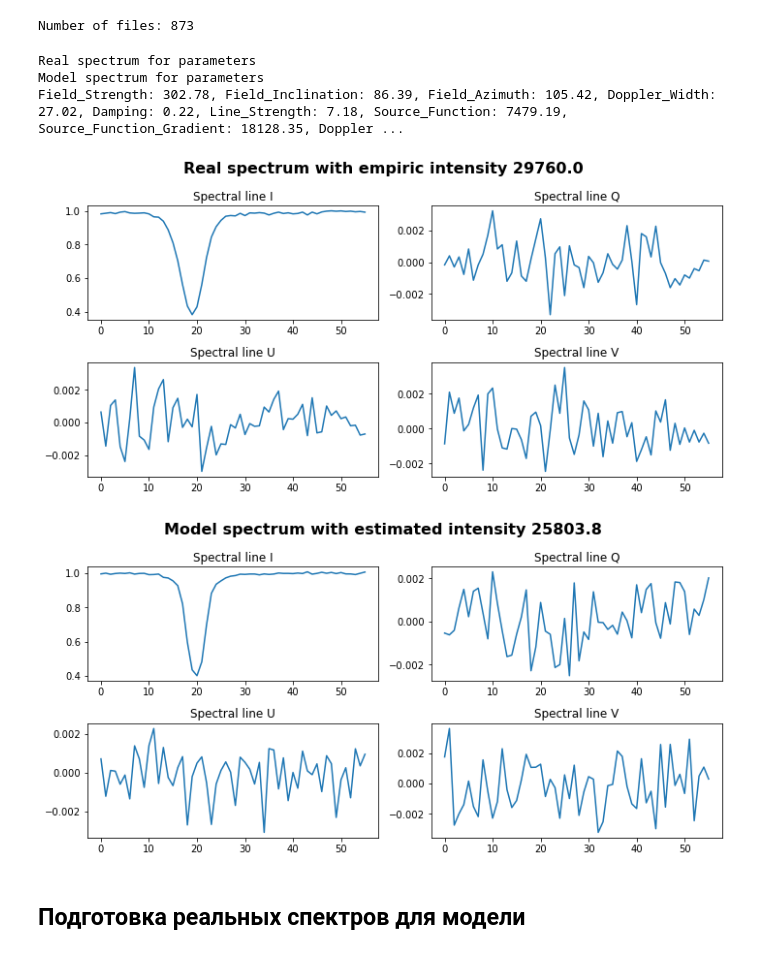
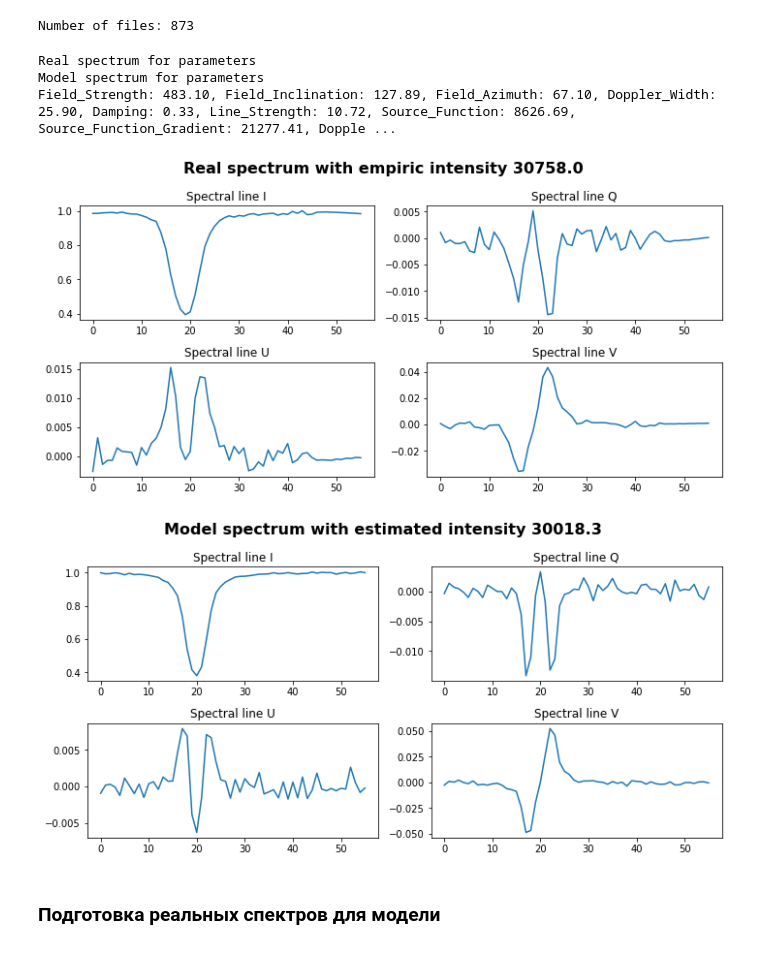
Before and after one commit to hushchyn-mikhail/InverseProblem, a Jupyter notebook: notebooks/model_pi_mlp_conv_train.ipynb, the cells around one changed output. Cells and saved outputs as stored; diff of their text form; code cells hidden in the pictures.

```diff
--- a/notebooks/model_pi_mlp_conv_train.ipynb
+++ b/notebooks/model_pi_mlp_conv_train.ipynb
@@ -396,55 +432,12 @@ def real_spectra(spectra_file):
-# %%
-def plot_spectrum(sp_folder, date, path_to_refer, idx_0, idx_1):
-    """
-    Plot spectrum, corresponding referens values of parameters and model spectrum
-    idx_0 - index of line in one spectrum file (512), idx_1 - index of spectrum file sorted by time (873 in total)
-    """
-    refer, names = open_param_file(path_to_refer, print_params=False, normalize=False)
-    spectra_file = open_spectrum_data(sp_folder, date, idx_1)
-    real_sp = real_spectra(spectra_file)
-    full_line = real_sp[idx_0, :]
-    fig, ax = plt.subplots(2, 2, figsize=(10, 5))
-    line_type = ['I', 'Q', 'U', 'V']
-    print('Real spectrum for parameters')
-    #print(', '.join([names[i]+f': {refer[idx_0,idx_1, i]:.2f}' for i in range(11)]))
-    cont_int = np.max(full_line)
-
-    for i in range(4):
-        ax[i // 2][i % 2].plot(full_line[i * 56:i * 56 + 56] / cont_int);
-        ax[i // 2][i % 2].set_title(f'Spectral line {line_type[i]}')
-    fig.suptitle(f'Real spectrum with empiric intensity {cont_int :.1f}', fontsize=16, fontweight="bold")
-    fig.set_tight_layout(tight=True)
-    fig.set_facecolor('xkcd:white')
-
-    return full_line, cont_int
-
-
-def plot_model_spectrum(refer, names, idx_0, idx_1):
-    param_vec = refer[idx_0, idx_1, :]
-    obj = HinodeME(param_vec)
-    profile = obj.compute_spectrum(with_ff=True, with_noise=True)
-    fig, ax = plt.subplots(2, 2, figsize=(10, 5))
-    line_type = ['I', 'Q', 'U', 'V']
-    print('Model spectrum for parameters')
-    print(', '.join([names[i] + f': {refer[idx_0, idx_1, i]:.2f}' for i in range(11)]))
-
-    for i in range(4):
-        ax[i // 2][i % 2].plot(profile[0, :, i]);
-        ax[i // 2][i % 2].set_title(f'Spectral line {line_type[i]}')
-    fig.set_tight_layout(tight=True)
-    fig.suptitle(f'Model spectrum with estimated intensity {obj.cont:.1f}', fontsize=16, fontweight="bold")
-    fig.set_facecolor('xkcd:white')
-
-    return profile, obj.cont
 # %%
 # можно побегать индексами и посравнивать спектры
-idx_0, idx_1 = 10, 10
+idx_0, idx_1 = 22, 794
 cont_int, real_line = plot_spectrum(sp_folder, date, path_to_refer, idx_0, idx_1)
 refer, names = open_param_file(path_to_refer, print_params=False, normalize=False)
 profile, cont_int = plot_model_spectrum(refer, names, idx_0, idx_1)
 # %% [output]
 Real spectrum for parameters
 Model spectrum for parameters
-Field_Strength: 302.78, Field_Inclination: 86.39, Field_Azimuth: 105.42, Doppler_Width: 27.02, Damping: 0.22, Line_Strength: 7.18, Source_Function: 7479.19, Source_Function_Gradient: 18128.35, Doppler ...
+Field_Strength: 483.10, Field_Inclination: 127.89, Field_Azimuth: 67.10, Doppler_Width: 25.90, Damping: 0.33, Line_Strength: 10.72, Source_Function: 8626.69, Source_Function_Gradient: 21277.41, Dopple ...
-[figure, old version]
+[figure, new version]
-[figure, old version]
+[figure, new version]
@@ -462,5 +444,5 @@ def read_spectrum_for_refer(sp_folder, date):
 # %% [markdown]
-## Подготовка реальных спектров для модели
+### Подготовка реальных спектров для модели
 # %%
 def prepare_real_conv(sp_folder, date, factors=None, cont_scale=None, device=None):
     real_samples, cont = read_spectrum_for_refer(sp_folder, date)
```
Also changed, not shown: parts of 52 cells of this notebook.
